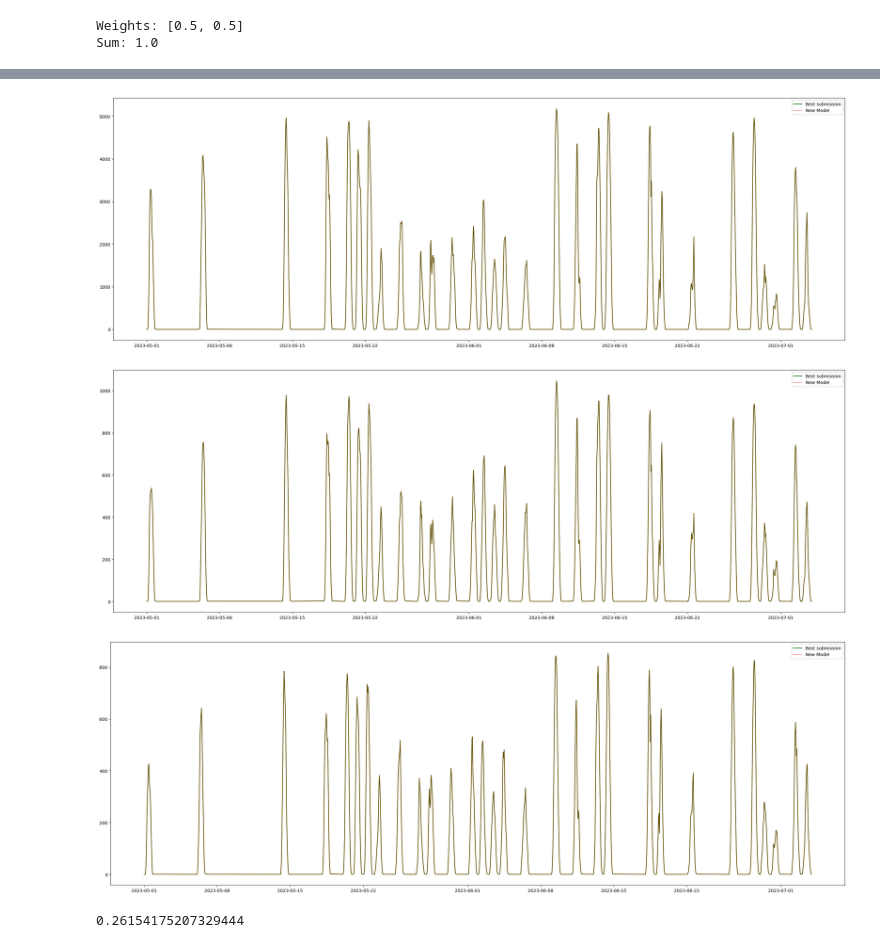
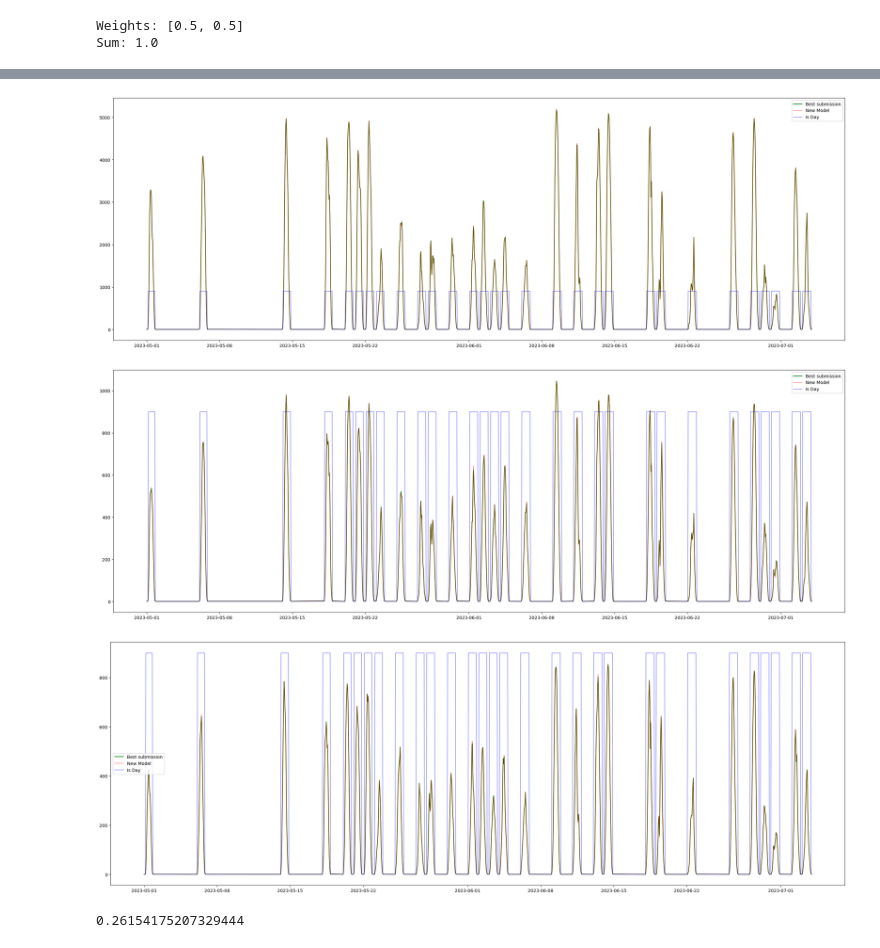
Before and after one commit to mathiasraa/tdt4173-forecasting, a Jupyter notebook: notebooks/modeling.ipynb, the cells around one changed output, grey strips where cells are left out. Drawn from its saved outputs; the diff is of its cells as text; code cells hidden in the pictures.

```diff
--- a/notebooks/modeling.ipynb
+++ b/notebooks/modeling.ipynb
@@ -457,6 +446,3 @@ Fold 1/20
 759:    learn: 0.0130223        tot
 # %% [markdown]
 ### Model Result
-# %%
-result["general_catboost"] = all_preds.sort_index()[0]
-test_result["general_catboost"] = pd.DataFrame(y_scaler.inverse_transform(preds.reshape(-1, 1)), columns=["pv_measurement"])
@@ -578,7 +683,7 @@ for i, (train_index, val_index) in enumerate(kf.split(train)):
     model = catboost.CatBoostRegressor(**model_params)
 
     # Fit the model
-    model.fit(train_fold, pv_measurement_train, sample_weight=weights[train_index])
+    model.fit(train_fold, pv_measurement_train)
 
     # Get predictions for the validation set
     preds = model.predict(val_fold)
@@ -605,7 +710,7 @@ for i, (train_index, val_index) in enumerate(kf.split(train)):
 model = catboost.CatBoostRegressor(**model_params)
 
 # Fit the model
-model.fit(train, pv_measurement, sample_weight=weights)
+model.fit(train, pv_measurement)
 
 # Get predictions for the validation set
 preds = model.predict(test)
@@ -630,8 +735,8 @@ Fold 1/20
 # %% [markdown]
 ### Model Results
 # %%
-result["weighted_catboost"] = all_preds.sort_index()[0]
-test_result["weighted_catboost"] = pd.DataFrame(y_scaler.inverse_transform(preds.reshape(-1, 1)), columns=["pv_measurement"])
+result["no_resample_catboost"] = all_preds.sort_index()[0]
+test_result["no_resample_catboost"] = pd.DataFrame(y_scaler.inverse_transform(preds.reshape(-1, 1)), columns=["pv_measurement"])
 # %% [markdown]
 ## 1. General Model - XGBoost
 # %% [markdown]
@@ -1946,11 +2051,23 @@ general_catboost["location"] = data[data.data_type == "test"]["location"].to_num
 general_catboost["date_forecast"] = data[data.data_type == "test"]["date_forecast"].to_numpy()
 general_catboost = general_catboost.sort_values(["location", "date_forecast"])
 
+general_lightgbm = test_result["general_lightgbm"]
+general_lightgbm = general_lightgbm.rename(columns={"pv_measurement": "prediction"})
+general_lightgbm["location"] = data[data.data_type == "test"]["location"].to_numpy()
+general_lightgbm["date_forecast"] = data[data.data_type == "test"]["date_forecast"].to_numpy()
+general_lightgbm = general_lightgbm.sort_values(["location", "date_forecast"])
+
 weighted_catboost = test_result["weighted_catboost"]
 weighted_catboost = weighted_catboost.rename(columns={"pv_measurement": "prediction"})
 weighted_catboost["location"] = data[data.data_type == "test"]["location"].to_numpy()
 weighted_catboost["date_forecast"] = data[data.data_type == "test"]["date_forecast"].to_numpy()
 weighted_catboost = weighted_catboost.sort_values(["location", "date_forecast"])
+
+no_resample_catboost = test_result["no_resample_catboost"]
+no_resample_catboost = no_resample_catboost.rename(columns={"pv_measurement": "prediction"})
+no_resample_catboost["location"] = data[data.data_type == "test"]["location"].to_numpy()
+no_resample_catboost["date_forecast"] = data[data.data_type == "test"]["date_forecast"].to_numpy()
+no_resample_catboost = no_resample_catboost.sort_values(["location", "date_forecast"])
 
 print("MAE Best H2O:")
 print(mean_absolute_error(best_submission["prediction"], best_h2o["prediction"]))
@@ -1958,8 +2075,12 @@ print("MAE Weighted Catboost:")
 print(mean_absolute_error(best_submission["prediction"], weighted_catboost["prediction"]))
 print("MAE Best Catboost:")
 print(mean_absolute_error(best_submission["prediction"], general_catboost["prediction"]))
+print("MAE No Resample Catboost:")
+print(mean_absolute_error(best_submission["prediction"], no_resample_catboost["prediction"]))
 print("MAE Best Autogluon:")
 print(mean_absolute_error(best_submission["prediction"], autogluon_result["pv_measurement"]))
+print("MAE LightGBM:")
+print(mean_absolute_error(best_submission["prediction"], general_lightgbm["prediction"]))
 # %% [output]
 MAE Best H2O:
 60.41070988705012
@@ -2050,32 +2216,43 @@ MAE Ensamble:
 # %%
 for location in ("A", "B", "C"):
     plot_ensamble = data[(data.data_type == "test")].sort_values(["location", "date_forecast"]).reset_index(drop=True)
     plot_ensamble = plot_ensamble[plot_ensamble.location == location].index
     plot_ensamble = ensamble[plot_ensamble]
 
     plt.figure(figsize=(30, 10))
     plt.plot(
         data[(data.data_type == "test") & (data.location == location)].sort_values(
             ["date_forecast", "location"]
         )["date_forecast"],
         best_submission[best_submission.location == location]["prediction"],
         label="Best submission",
         color="green"
     )
     plt.plot(
         data[(data.data_type == "test") & (data.location == location)].sort_values(
             ["date_forecast", "location"]
         )["date_forecast"],
         plot_ensamble,
         label="New Model",
         alpha=0.4,
         color="red"
     )
+    plt.plot(
+        data[(data.data_type == "test") & (data.location == location)].sort_values(
+            ["date_forecast", "location"]
+        )["date_forecast"],
+        data[(data.data_type == "test") & (data.location == location)].sort_values(
+            ["date_forecast", "location"]
+        )["is_day:idx"] * 900,
+        label="Is Day",
+        alpha=0.4,
+        color="blue"
+    )
     plt.legend()
 # %% [output]
 [figure]
-[figure, old version]
+[figure, new version]
-[figure, old version]
+[figure, new version]
 # %%
 # Potentially saved MAE by post-prosessing
 np.sum(
```
Also changed, not shown: parts of 17 cells of this notebook.
